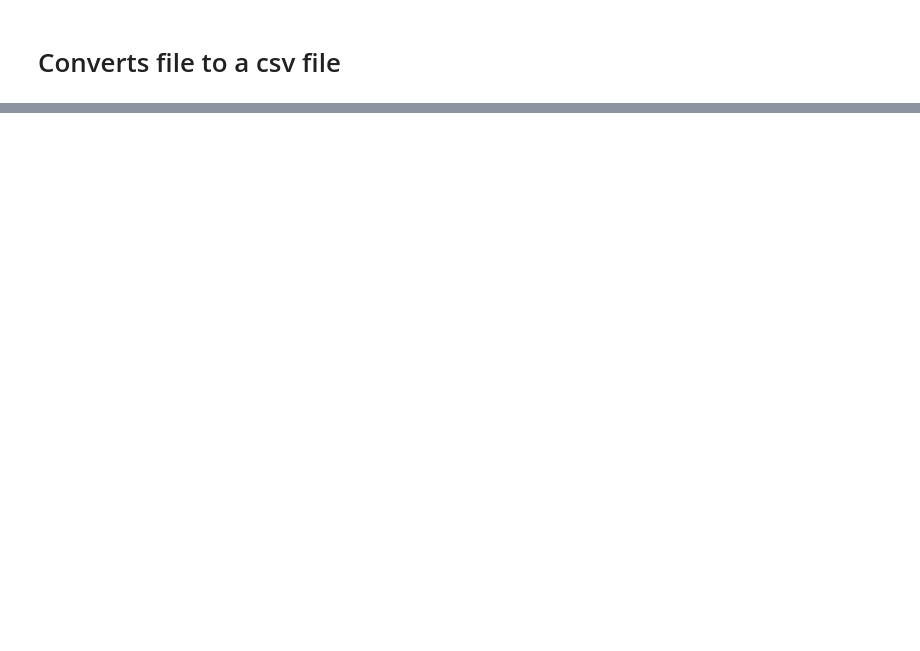
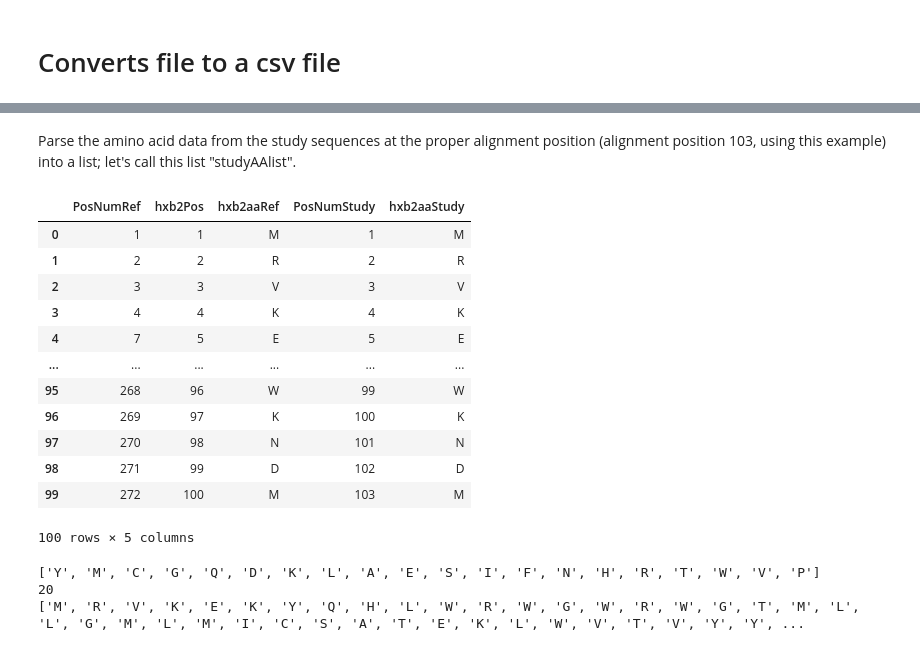
Before and after one commit to MarthinMandig/Fred_Hutch_HIV_Dump_Code, a Jupyter notebook: Fred_Hutch_RV144.ipynb, the cells around one changed output, grey strips where cells are left out. Drawn from its saved outputs; the diff is of its cells as text; code cells hidden in the pictures; blank space fills up the shorter version.

```diff
--- a/Fred_Hutch_RV144.ipynb
+++ b/Fred_Hutch_RV144.ipynb
@@ -654,0 +611,23 @@ hxb_dif_entropy
+# %%
+usmhrp_rv144_study_env_map = pd.read_csv("/Users/mmandig/Downloads/Fred Hutch HIV maps/training_studies/rv144/map/env.map", sep="|")
+usmhrp_rv144_study_env_map
+
+Shannon_RV144_study_seq_data = seq_study_df["Sequence"].astype(str)
+Shannon_RV144_study_seq_data
+
+usmhrp_rv144_study_env_map.insert(3, "Study Sequences", Shannon_RV144_study_seq_data)
+usmhrp_rv144_study_env_map
+
+
+usmhrp_rv144_study_env_map['hxb2Pos'] = pd.to_numeric(usmhrp_rv144_study_env_map['hxb2Pos'], errors='coerce')
+usmhrp_rv144_study_env_map = usmhrp_rv144_study_env_map.dropna()
+usmhrp_rv144_study_env_map['hxb2Pos'] = usmhrp_rv144_study_env_map['hxb2Pos'].astype(int) #Store conversion of type back into Dataframe
+usmhrp_rv144_study_env_map = usmhrp_rv144_study_env_map.drop(usmhrp_rv144_study_env_map[
+    usmhrp_rv144_study_env_map['hxb2Pos'].between(132, 152) |
+    usmhrp_rv144_study_env_map['hxb2Pos'].between(185, 190) |
+    usmhrp_rv144_study_env_map['hxb2Pos'].between(396, 410) |
+    usmhrp_rv144_study_env_map['hxb2Pos'].between(460, 467)
+
+    ].index)
+
+usmhrp_rv144_study_env_map
@@ -654,0 +648,52 @@ hxb_dif_entropy
+# %% [markdown]
+Parse the amino acid data from the study sequences at the proper alignment position (alignment position 103, using this example) into a list; let's call this list "studyAAlist".
+# %%
+#CodeDump:
+
+AAlist = ref_lanl_map.merge(usmhrp_rv144_study_env_map, on= 'hxb2Pos', how='inner')
+
+
+AAlist = AAlist.drop(columns=['Reference Sequence Data', 'Study Sequences'])
+
+
+AAlist = AAlist.rename(columns={'posNum_x': 'PosNumRef', 'hxb2aa_y': 'hxb2aaStudy', 'hxb2aa_x': 'hxb2aaRef', 'posNum_y': 'PosNumStudy'})
+
+
+
+AAlist = pd.DataFrame(AAlist)
+
+AAlist[:100]
+# %% [output]
+|  | PosNumRef | hxb2Pos | hxb2aaRef | PosNumStudy | hxb2aaStudy |
+| 0 | 1 | 1 | M | 1 | M |
+| 1 | 2 | 2 | R | 2 | R |
+| 2 | 3 | 3 | V | 3 | V |
+| 3 | 4 | 4 | K | 4 | K |
+| 4 | 7 | 5 | E | 5 | E |
+| ... | ... | ... | ... | ... | ... |
+| 95 | 268 | 96 | W | 99 | W |
+| 96 | 269 | 97 | K | 100 | K |
+| 97 | 270 | 98 | N | 101 | N |
+| 98 | 271 | 99 | D | 102 | D |
+| 99 | 272 | 100 | M | 103 | M |
+100 rows × 5 columns
+# %%
+s_temp_list = AAlist['PosNumStudy'].tolist()
+s_temp_list = AAlist['hxb2aaStudy'].tolist()
+
+r_temp_list = AAlist['PosNumRef'].tolist()
+r_temp_list = AAlist['hxb2aaRef'].tolist()
+
+
+uniqueAALIST = list (set (s_temp_list + r_temp_list)) #Set stores multiple items which are heterogenous
+
+print(uniqueAALIST)
+
+uniqueaaNum = len (set (s_temp_list + r_temp_list))
+
+print(uniqueaaNum)
+print(s_temp_list) #checking to see if s_temp works
+# %% [output]
+['Y', 'M', 'C', 'G', 'Q', 'D', 'K', 'L', 'A', 'E', 'S', 'I', 'F', 'N', 'H', 'R', 'T', 'W', 'V', 'P']
+20
+['M', 'R', 'V', 'K', 'E', 'K', 'Y', 'Q', 'H', 'L', 'W', 'R', 'W', 'G', 'W', 'R', 'W', 'G', 'T', 'M', 'L', 'L', 'G', 'M', 'L', 'M', 'I', 'C', 'S', 'A', 'T', 'E', 'K', 'L', 'W', 'V', 'T', 'V', 'Y', 'Y', ...
```
Also changed, not shown: parts of 40 cells of this notebook.
